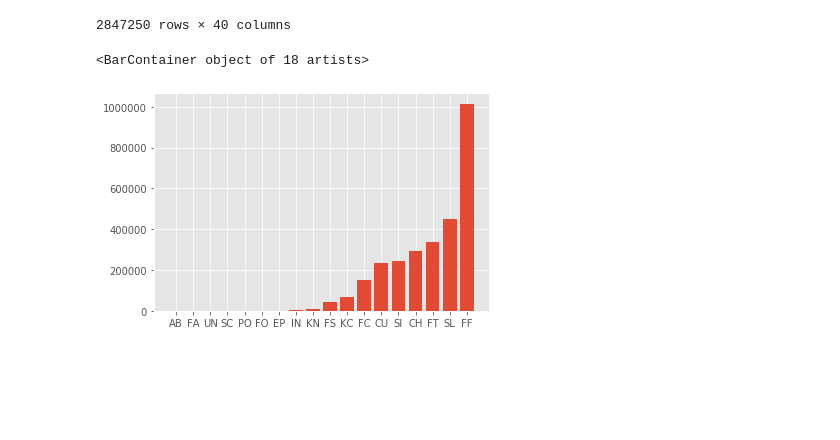
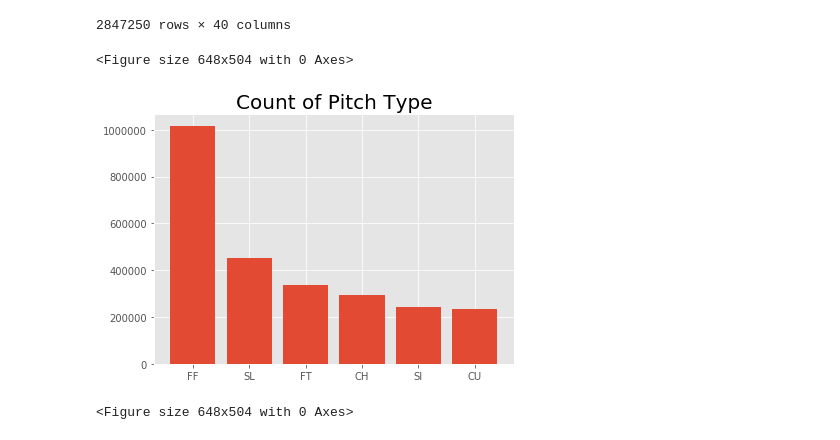
Before and after one commit to morganabbitt/MLB-Pitches, a Jupyter notebook: Notebooks/read_data.ipynb, the cells around one changed output. Drawn from its saved outputs; the diff is of its cells as text; code cells hidden in the pictures; blank space fills up the shorter version.

Commit message:
more eda, information on different pitches and the pitches they throw

```diff
--- a/Notebooks/read_data.ipynb
+++ b/Notebooks/read_data.ipynb
@@ -69,13 +70,19 @@ pitches.drop(index=rows_with_nans, axis=0)
 | 2867153 | 0.279546 | 2.818937 | 95.8 | 87.7 | 2354.885 | 144.198 | -36.9 | 3.8 | 23.8 | ... |
 2847250 rows × 40 columns
 # %%
-x = pitches.groupby('pitch_type').count().sort_values('px').iloc[:, 0].values
-pitch = pitches.groupby('pitch_type').count().sort_values('px').iloc[:, 0].index
+#x is the count of each pitch sorted
+x = pitches.groupby('pitch_type').count().sort_values('px').iloc[:, 0].values[:-7:-1]
+#pitch is the index of different pitches
+pitch = pitches.groupby('pitch_type').count().sort_values('px').iloc[:, 0].index[:-7:-1]
+
+plt.bar(pitch, x)
+plt.tight_layout()
+plt.title('Count of Pitch Type', size=20)
+plt.figure(figsize=(9,7))
+# %% [output]
+<Figure size 648x504 with 0 Axes>
+[figure, added]
+<Figure size 648x504 with 0 Axes>
-# %%
-plt.bar(pitch, x)
-# %% [output]
-<BarContainer object of 18 artists>
-[figure, removed]
 # %%
 #pca need to plot these compositions with every different pitch type and look to see a difference
 from sklearn.decomposition import PCA
```
Also changed, not shown: parts of 27 cells of this notebook.
